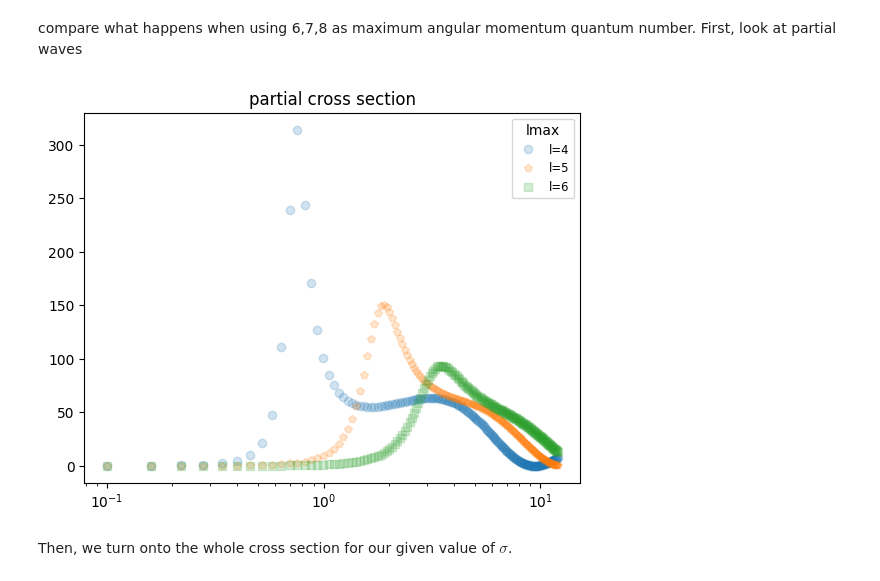
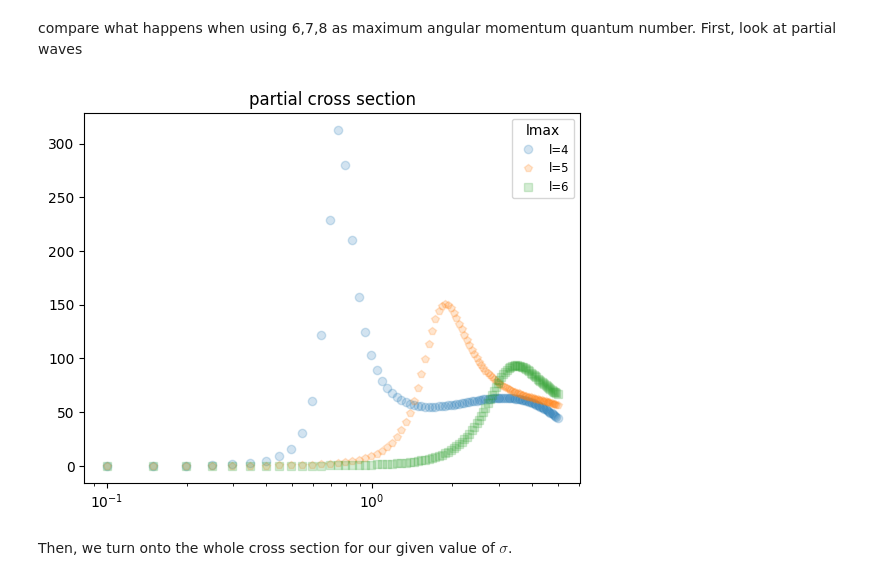
Before and after one commit to marcobeIIa/computational_physics, a Jupyter notebook: Lusvardi_Bella_Parolini_H_Kr_scattering.ipynb, the cells around one changed output. Saved outputs shown, nothing was run; the diff lists cells and outputs as text; code cells hidden in the pictures.

```diff
--- a/Lusvardi_Bella_Parolini_H_Kr_scattering.ipynb
+++ b/Lusvardi_Bella_Parolini_H_Kr_scattering.ipynb
@@ -346,7 +346,7 @@ verify that the phase shift we find this way is independent of the choice of the
 # %%
 # (this cell takes forever to run)
 #Define E and l vectors
-energy_step = 0.03
+energy_step = 0.1
 Evec = [round(z,3) for z in np.arange(0.0,3.6,energy_step)]
 Evec[0] = Evec[1]/10
 lvec=[z for z in range(0,l,1)]
@@ -415,7 +415,7 @@ From this analysis, we can conclude that we can simply take 1 phase shift for ea
 # %%
 l = 9
 #Define E and l vectors
-Evec2 = np.linspace(0.1,12, num=200)
+Evec2 = np.linspace(0.1,5, num=100)
 lvec=[z for z in range(0,l,1)]
 
 rep=1
@@ -443,37 +443,37 @@ for $a=\hbar^2/2m$
 compare what happens when using 6,7,8 as maximum angular momentum quantum number. First, look at partial waves
 # %%
 ############## compute only partial cross sections
-def partialcross(l,shifts):
+def partialcross(l,shifts,Evec):
     cross = np.zeros(len(Evec))
     for i in range(len(Evec)):
         a = 1e-3 * h_bar**2 *(c*1e10)**2/(2*m) #1e-3 for conversion meV, eV -> meV - 1e-10 for conversion m -> Å
         factor= 4 * a * np.pi/Evec[i]
         sum = 0
         tan_l = shifts[l][i]
         sin_squared = tan_l**2/(1+tan_l**2)
         sum+=(2*l+1)*sin_squared
 
         cross[i]=(factor*sum)
     return cross
 
-pcross4 = partialcross(4,mean_shift_tg)
-pcross5 = partialcross(5,mean_shift_tg)
-pcross6 = partialcross(6,mean_shift_tg)
+pcross4 = partialcross(4,mean_shift_tg,Evec2)
+pcross5 = partialcross(5,mean_shift_tg,Evec2)
+pcross6 = partialcross(6,mean_shift_tg,Evec2)
 
 
 fig, ax = plt.subplots()
 ax.set_title(r'partial cross section')
 ax.set_xscale('log')
 #ax.set_ylim(0.9e2, 500)
 #ax.set_xlim(0.1, 5)
-ax.plot(Evec, pcross4, 'o', alpha=.2)
-ax.plot(Evec, pcross5, 'p', alpha=.2)
-ax.plot(Evec, pcross6, 's', alpha=.2)
+ax.plot(Evec2, pcross4, 'o', alpha=.2)
+ax.plot(Evec2, pcross5, 'p', alpha=.2)
+ax.plot(Evec2, pcross6, 's', alpha=.2)
 #ax.set_ylim(10,500)
 plt.legend(['l=4', 'l=5', 'l=6'], loc='best', title='lmax', fontsize='small')
 plt.show()
 # %% [output]
-[figure, old version]
+[figure, new version]
 # %% [markdown]
 Then, we turn onto the whole cross section for our given value of $\sigma$.
 # %%
```
Also changed, not shown: parts of 8 cells of this notebook.
